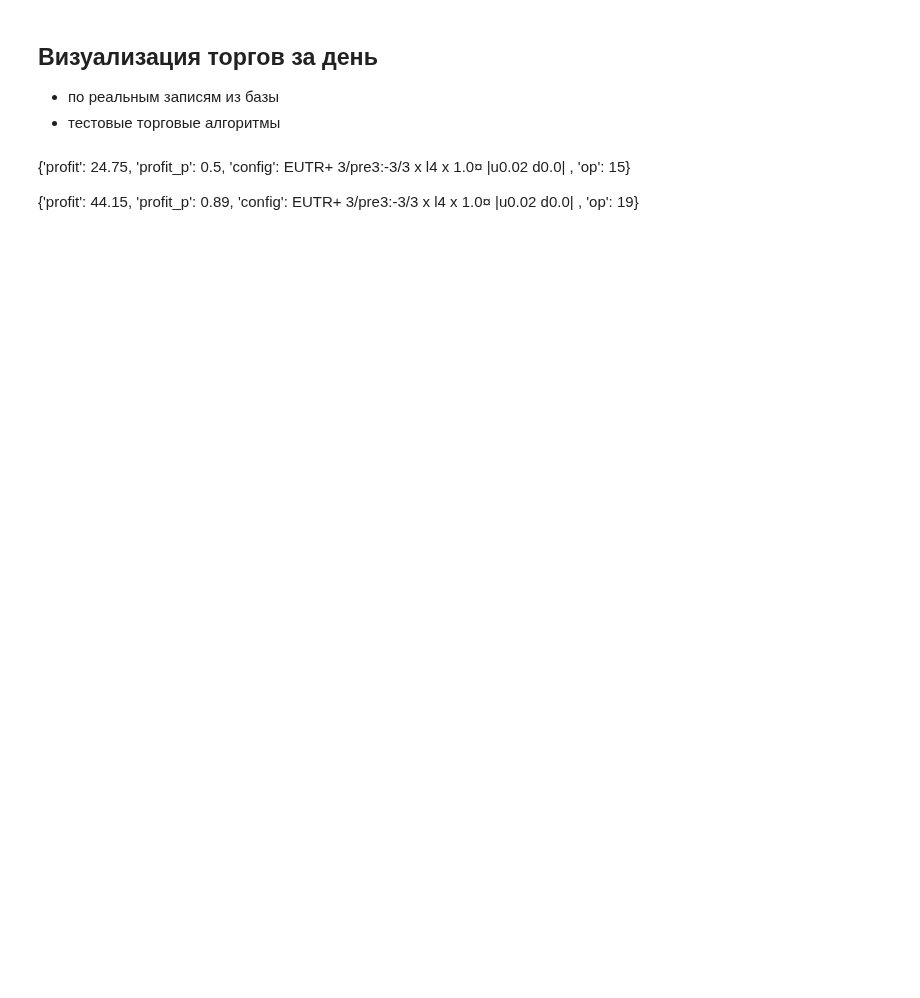
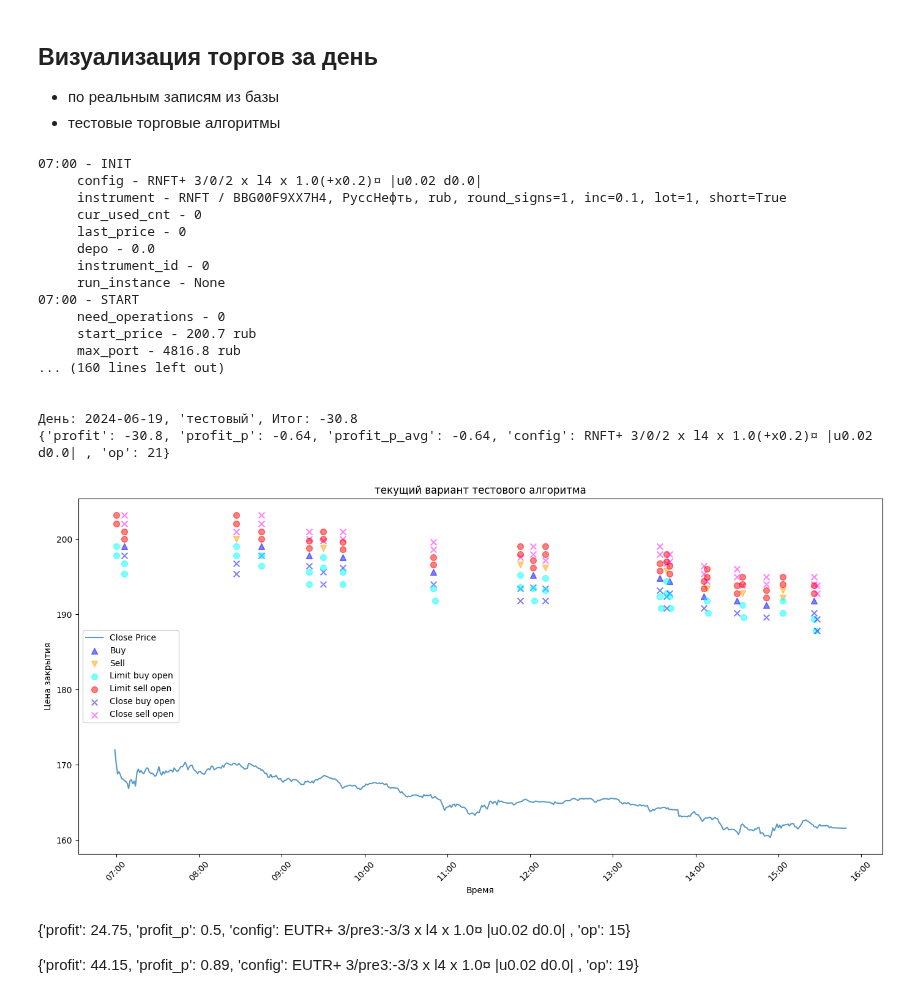
Before and after one commit to sapozhkov/fin, a Jupyter notebook: notebooks/t_day_vis.ipynb, the cells around one changed output. Drawn from its saved outputs; the diff is of its cells as text; code cells hidden in the pictures; blank space fills up the shorter version.

```diff
--- a/notebooks/t_day_vis.ipynb
+++ b/notebooks/t_day_vis.ipynb
@@ -19,7 +19,7 @@ ticker_cache = TickerCache(TICKER)
 
 # плавное падение 2024-04-24, 2024-04-25
 
-date = '2024-05-30'
+date = '2024-06-19'
 # date = None
 
 alg_name = '-' #'v5_t60'
@@ -33,7 +33,7 @@ def show_test_alg(date_):
 
     test_alg = TestAlgorithm(
         do_printing=True,
-        config=RunConfig.from_repr_string('EUTR+ 3/pre3:-3/3 x l4 x 1.0¤ |u0.02 d0.0| ')
+        config=RunConfig.from_repr_string('RNFT+ 3/0:0/2 x l4 x 1.0(+x0.2)¤ |u0.02 d0.0| ')
         # config=RunConfig(
         #     ticker=TICKER,
         #
@@ -62,33 +62,52 @@ def show_test_alg(date_):
 
     print()
     print(f"День: {date_}, 'тестовый', Итог: {result['profit']}"
           # f", Записей: {result['op_cnt']}"
           )
     print(result)
 
     viz.draw(
         date_,
         test_alg.accounting_helper.get_deals(),
         test_alg.accounting_helper.get_orders(),
         'текущий вариант тестового алгоритма'
     )
 
 results = historical_trade.get_daily_totals(date, alg_name)
 
 
 
 for obj in results:
     print(f"День: {obj.date}, {obj.alg_name}, "
           f"{'Итог' if obj.is_closed else 'Подытог'}: {obj.total}, "
           f"Записей: {obj.cnt}")
     viz.draw(
         obj.date,
         historical_trade.get_deals(obj.date, obj.alg_name, TICKER),
         [],
         obj.alg_name
     )
 
 show_test_alg(date)
+# %% [output]
+07:00 - INIT
+     config - RNFT+ 3/0/2 x l4 x 1.0(+x0.2)¤ |u0.02 d0.0|
+     instrument - RNFT / BBG00F9XX7H4, РуссНефть, rub, round_signs=1, inc=0.1, lot=1, short=True
+     cur_used_cnt - 0
+     last_price - 0
+     depo - 0.0
+     instrument_id - 0
+     run_instance - None
+07:00 - START
+     need_operations - 0
+     start_price - 200.7 rub
+     max_port - 4816.8 rub
+... (160 lines left out)
+
+
+День: 2024-06-19, 'тестовый', Итог: -30.8
+{'profit': -30.8, 'profit_p': -0.64, 'profit_p_avg': -0.64, 'config': RNFT+ 3/0/2 x l4 x 1.0(+x0.2)¤ |u0.02 d0.0| , 'op': 21}
+[figure, added]
 # %% [markdown]
 {'profit': 24.75, 'profit_p': 0.5, 'config': EUTR+ 3/pre3:-3/3 x l4 x 1.0¤ |u0.02 d0.0| , 'op': 15}
 
```
Also changed, not shown: 7 other files.
